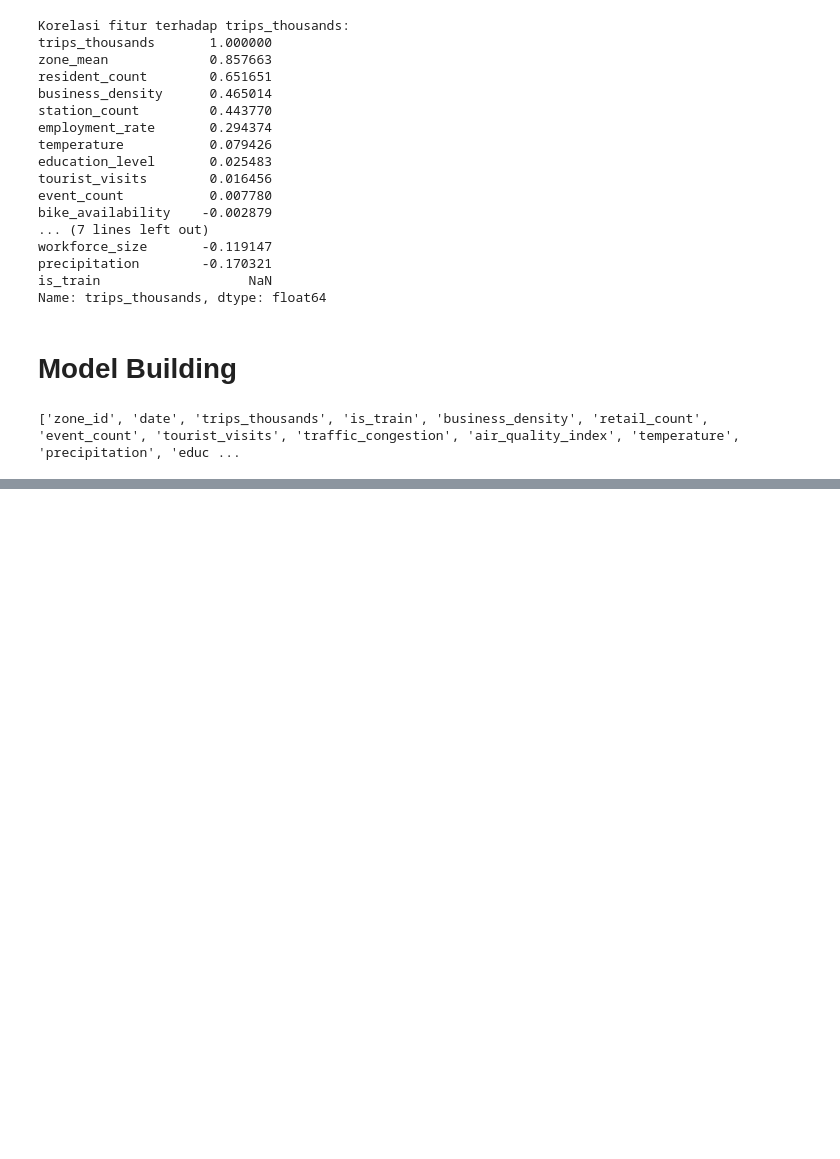
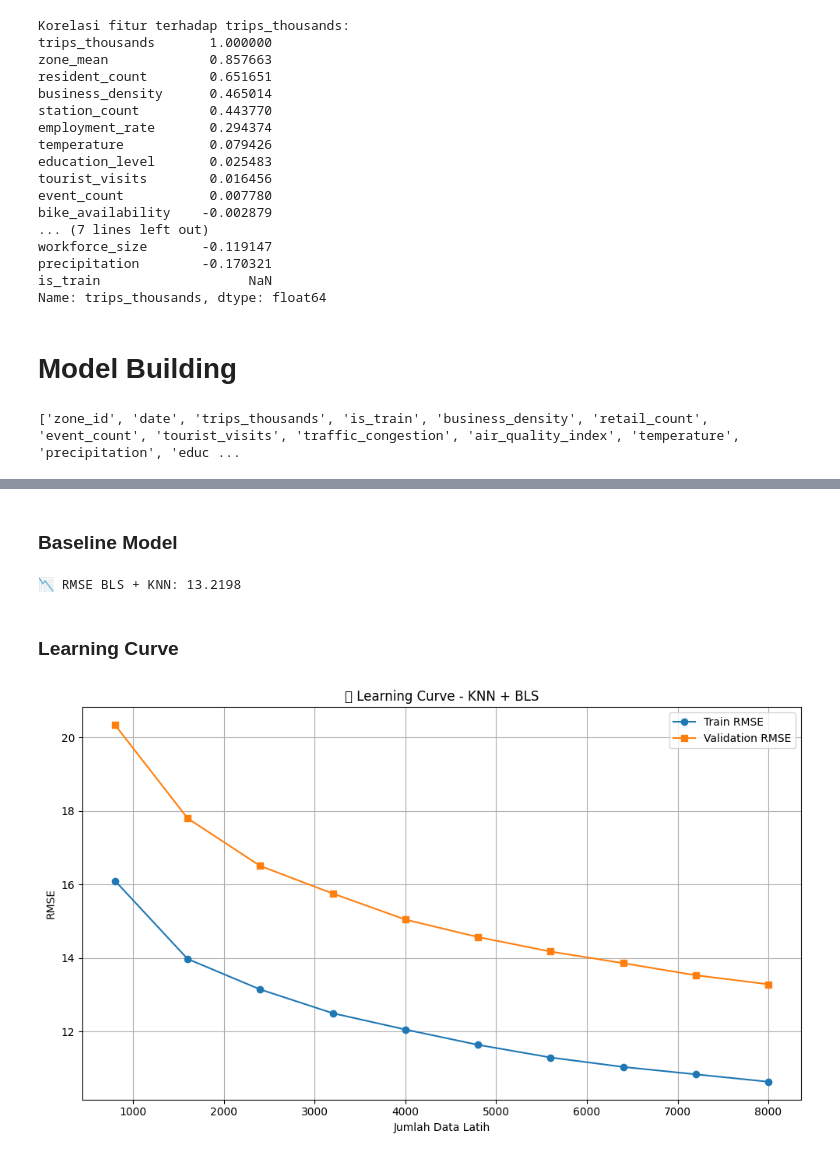
Before and after one commit to zhyuaann/CODE-Challenge, a Jupyter notebook: knn_2.ipynb, the cells around one changed output, grey strips where cells are left out. Saved outputs shown, nothing was run; the diff lists cells and outputs as text; code cells hidden in the pictures; blank space fills up the shorter version.

```diff
--- a/main.ipynb
+++ b/knn_2.ipynb
@@ -1317,0 +648,80 @@ print(f"✅ RMSE Validation: {rmse_stacking:.4f}")
+# %%
+from sklearn.preprocessing import PolynomialFeatures
+
+# 4️⃣ Polynomial Features
+poly = PolynomialFeatures(degree=2, include_bias=False)
+X_poly = poly.fit_transform(X_scaled)
+# %%
+# 5️⃣ Feature Mapping Node
+n_fmn = 20
+W_fmn = np.random.randn(X_poly.shape[1], n_fmn)
+b_fmn = np.random.randn(n_fmn)
+Z_fmn = np.tanh(X_poly @ W_fmn + b_fmn)
+# %%
+# 6️⃣ Enhancement Node
+n_enh = 20
+W_enh = np.random.randn(Z_fmn.shape[1], n_enh)
+b_enh = np.random.randn(n_enh)
+Z_enh = np.tanh(Z_fmn @ W_enh + b_enh)
+# %%
+X_bls = np.hstack([X_scaled, X_poly, Z_fmn, Z_enh])
+# %% [markdown]
+### Baseline Model
+# %%
+from sklearn.neighbors import KNeighborsRegressor
+from sklearn.metrics import mean_squared_error
+from sklearn.model_selection import train_test_split
+# 8️⃣ Split train/val
+X_train, X_val, y_train, y_val = train_test_split(X_bls, y, test_size=0.2, random_state=42)
+
+# 9️⃣ Train KNN
+knn_model = KNeighborsRegressor(n_neighbors=5, weights='uniform')
+knn_model.fit(X_train, y_train)
+
+# 🔟 Predict
+y_pred = knn_model.predict(X_val)
+rmse = mean_squared_error(y_val, y_pred, squared=False)
+print(f"📉 RMSE BLS + KNN: {rmse:.4f}")
+# %% [output]
+📉 RMSE BLS + KNN: 13.2198
+# %% [markdown]
+### Learning Curve
+# %%
+from sklearn.model_selection import learning_curve
+import matplotlib.pyplot as plt
+import numpy as np
+from sklearn.neighbors import KNeighborsRegressor
+
+# 🔁 Inisialisasi model
+knn_model = KNeighborsRegressor(n_neighbors=5, weights='uniform')
+
+# 📈 Hitung learning curve
+train_sizes, train_scores, val_scores = learning_curve(
+    estimator=knn_model,
+    X=X_bls,
+    y=y,
+    cv=5,
+    scoring='neg_root_mean_squared_error',
+    train_sizes=np.linspace(0.1, 1.0, 10),
+    shuffle=True,            # boleh shuffle karena ini bukan time-series
+    random_state=42,
+    n_jobs=-1
+)
+
+# 📊 Hitung rata-rata RMSE
+train_rmse = -np.mean(train_scores, axis=1)
+val_rmse = -np.mean(val_scores, axis=1)
+
+# 🎨 Plot Learning Curve
+plt.figure(figsize=(10, 6))
+plt.plot(train_sizes, train_rmse, label='Train RMSE', marker='o')
+plt.plot(train_sizes, val_rmse, label='Validation RMSE', marker='s')
+plt.title('📈 Learning Curve - KNN + BLS')
+plt.xlabel('Jumlah Data Latih')
+plt.ylabel('RMSE')
+plt.legend()
+plt.grid(True)
+plt.tight_layout()
+plt.show()
+# %% [output]
+[figure, added]
```
Also changed, not shown: parts of 60 cells of this notebook, 18 other files.
